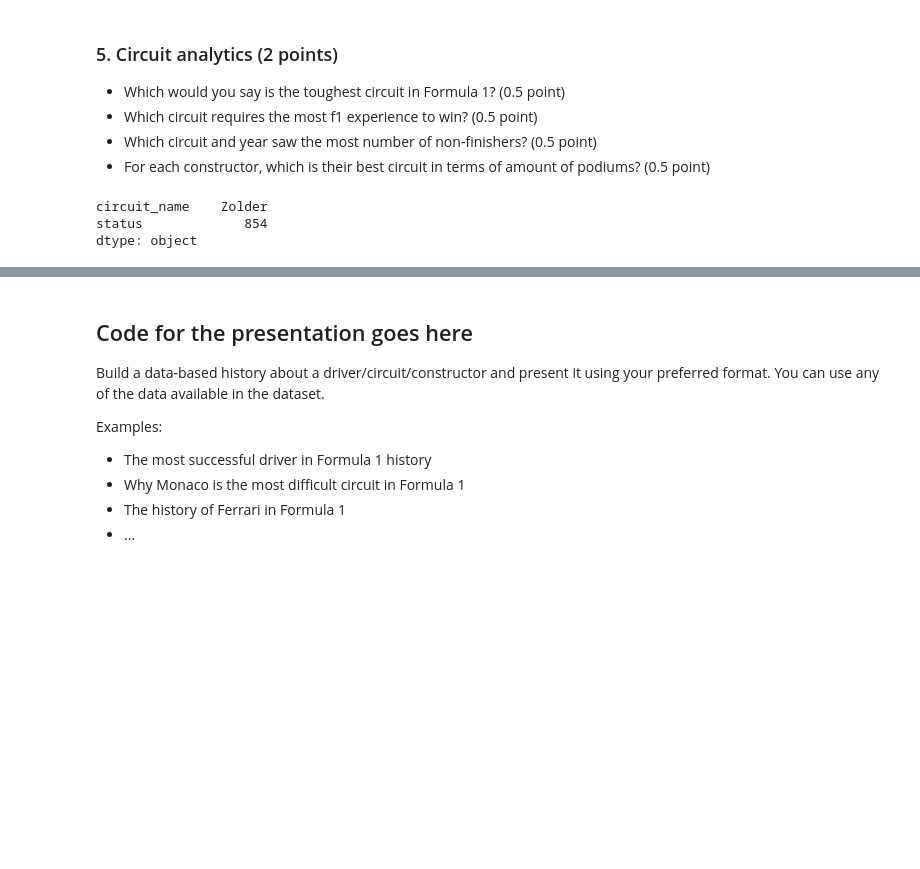
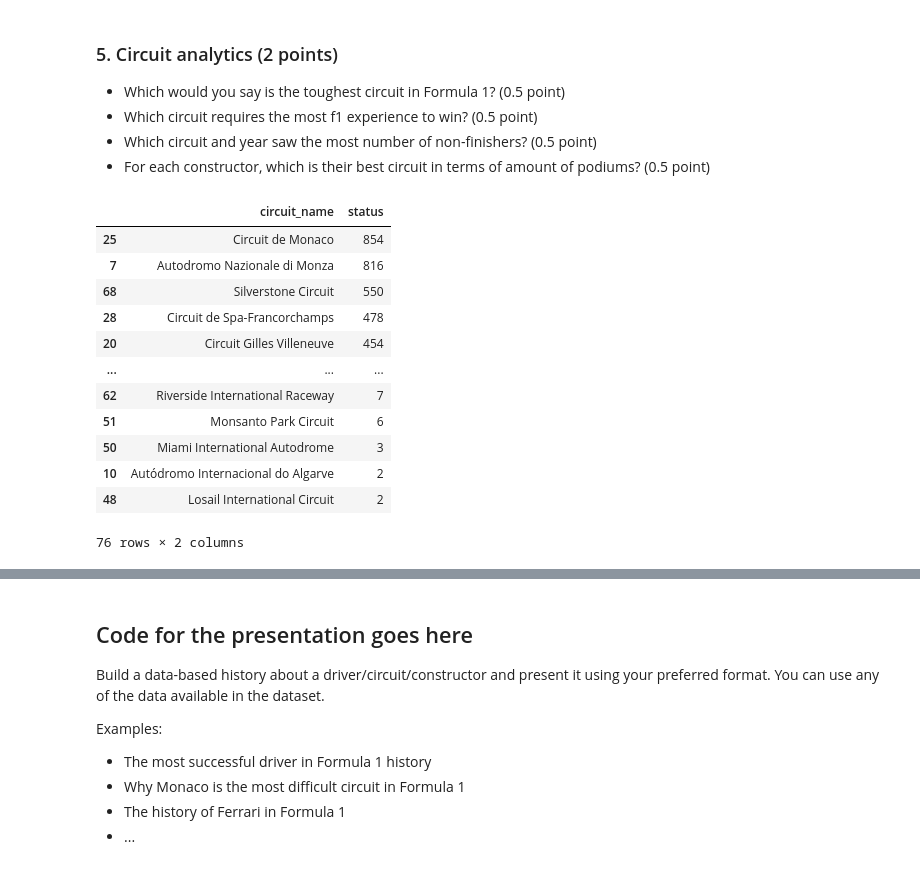
Before and after one commit to BOYSABIO/IE-University, a Jupyter notebook: IE_MASTERS/7_PYTHON_FOR_DATA_ANALYSIS/GROUP_PROJECT/group_assignment (3).ipynb, the cells around one changed output, grey strips where cells are left out. Saved outputs shown, nothing was run; the diff lists cells and outputs as text; code cells hidden in the pictures; blank space fills up the shorter version.

```diff
--- a/IE_MASTERS/7_PYTHON_FOR_DATA_ANALYSIS/GROUP_PROJECT/group_assignment (3).ipynb
+++ b/IE_MASTERS/7_PYTHON_FOR_DATA_ANALYSIS/GROUP_PROJECT/group_assignment (3).ipynb
@@ -260,12 +288,22 @@ Name: race_date, Length: 857, dtype: datetime64[ns]
 # %%
 df.head(5)
 df['status'].value_counts()
 
 df_not_finished = df[df['final_position'].isna()]
 
-df_not_finished.groupby('circuit_name')['status'].size().reset_index().max()
+df_not_finished.groupby('circuit_name')['status'].size().reset_index().sort_values(by = 'status', ascending = False) #Maureen has percentages
 # %% [output]
+|  | circuit_name | status |
+| 25 | Circuit de Monaco | 854 |
+| 7 | Autodromo Nazionale di Monza | 816 |
+| 68 | Silverstone Circuit | 550 |
+| 28 | Circuit de Spa-Francorchamps | 478 |
+| 20 | Circuit Gilles Villeneuve | 454 |
+| ... | ... | ... |
+| 62 | Riverside International Raceway | 7 |
+| 51 | Monsanto Park Circuit | 6 |
+| 50 | Miami International Autodrome | 3 |
+| 10 | Autódromo Internacional do Algarve | 2 |
+| 48 | Losail International Circuit | 2 |
-circuit_name    Zolder
-status             854
-dtype: object
+76 rows × 2 columns
 # %%
```
Also changed, not shown: parts of 13 cells of this notebook.
